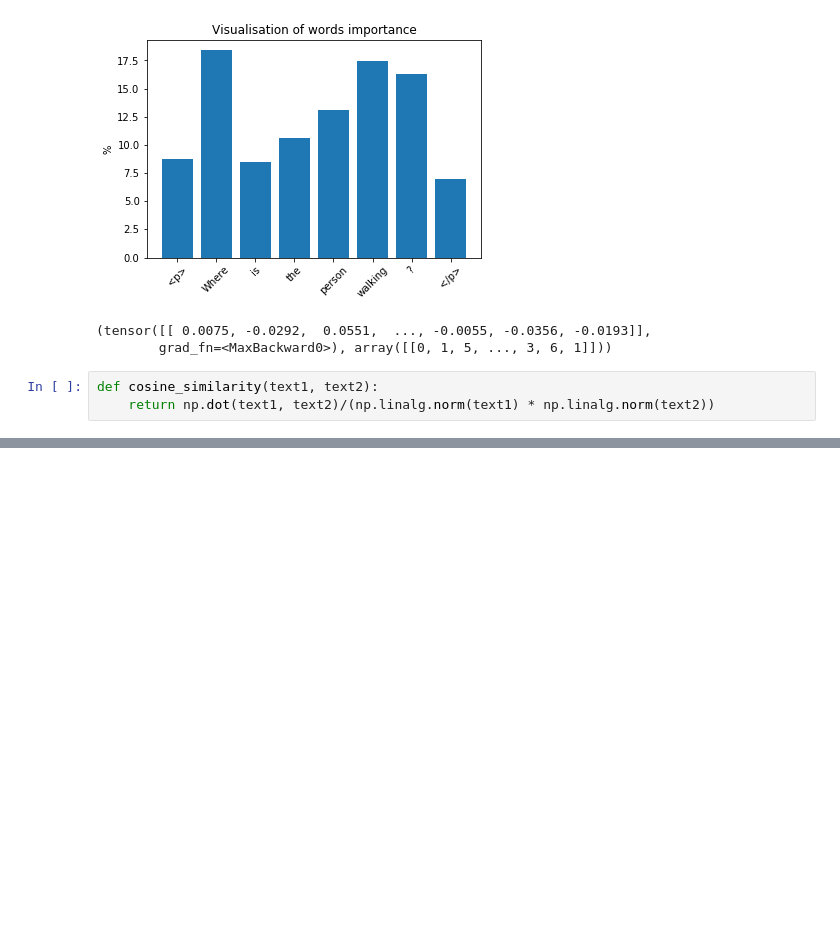
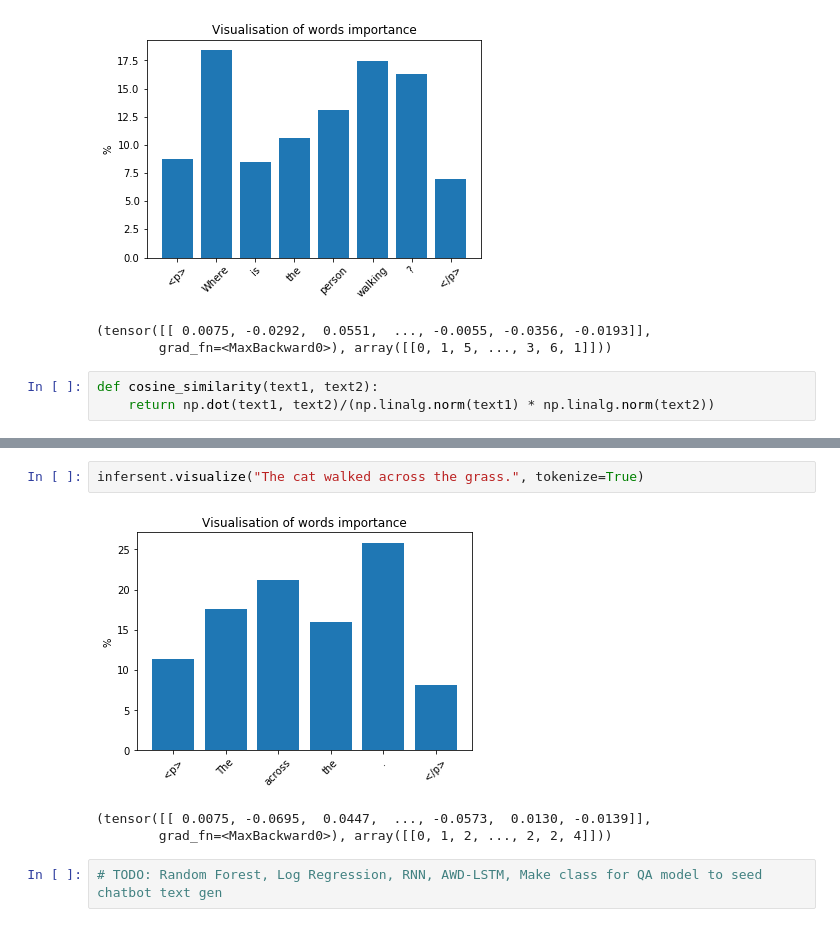
Before and after one commit to RyanStonebraker/lucidDream, a Jupyter notebook: notebooks/QA Modeling.ipynb, the cells around one changed output, grey strips where cells are left out. Drawn from its saved outputs; the diff is of its cells as text; blank space fills up the shorter version.

```diff
--- a/notebooks/QA Modeling.ipynb
+++ b/notebooks/QA Modeling.ipynb
@@ -82,0 +132,8 @@ print("Cosine Similarity Accuracy:", correct_answers/squad_df.shape[0])
+# %%
+infersent.visualize("The cat walked across the grass.", tokenize=True)
+# %% [output]
+[figure, added]
+(tensor([[ 0.0075, -0.0695,  0.0447,  ..., -0.0573,  0.0130, -0.0139]],
+        grad_fn=<MaxBackward0>), array([[0, 1, 2, ..., 2, 2, 4]]))
+# %%
+# TODO: Random Forest, Log Regression, RNN, AWD-LSTM, Make class for QA model to seed chatbot text gen
```
Also changed, not shown: parts of 11 cells of this notebook, 3 other files.
